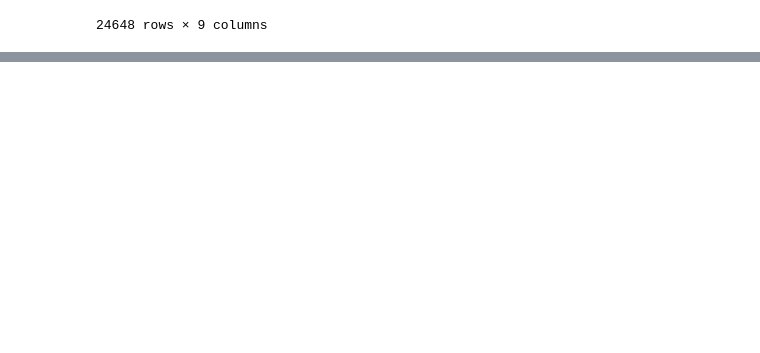
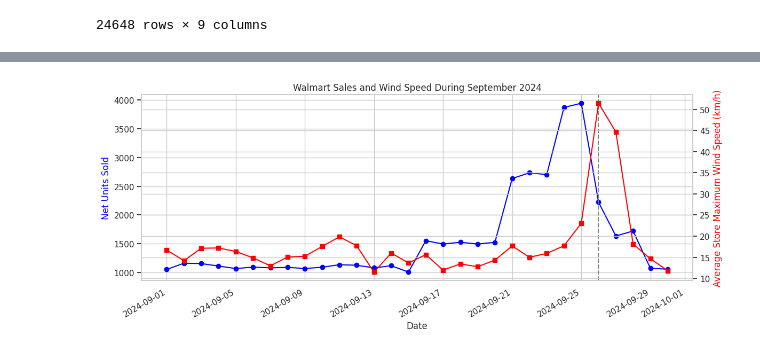
Before and after one commit to AdelineKwakye/walmart-huricane-project, a Jupyter notebook: notebooks/team_notebook.ipynb, the cells around one changed output, grey strips where cells are left out. Saved outputs shown, nothing was run; the diff lists cells and outputs as text; code cells hidden in the pictures; blank space fills up the shorter version.

```diff
--- a/notebooks/team_notebook.ipynb
+++ b/notebooks/team_notebook.ipynb
@@ -722,0 +689,11 @@ df_clean
+# %%
+import pandas as pd
+import numpy as np
+import matplotlib.pyplot as plt
+import seaborn as sns
+import requests
+
+sns.set_theme(style="whitegrid")
+
+print("Cleaned transactions:", df_clean.shape)
+print("Cleaned stores:", df_clean_store.shape)
@@ -722,0 +969,43 @@ df_clean
+# %%
+fig, ax1 = plt.subplots(figsize=(12, 5))
+
+# Plot sales volume
+ax1.plot(
+    florida_daily['date'],
+    florida_daily['units_sold'],
+    color='blue',
+    marker='o',
+    label='Sales Volume'
+)
+
+ax1.set_xlabel('Date')
+ax1.set_ylabel('Net Units Sold', color='blue')
+
+# Plot wind speed
+ax2 = ax1.twinx()
+
+ax2.plot(
+    florida_daily['date'],
+    florida_daily['wind_speed'],
+    color='red',
+    marker='s',
+    label='Wind Speed'
+)
+
+ax2.set_ylabel('Average Store Maximum Wind Speed (km/h)', color='red')
+
+# Hurricane Helene landfall
+ax1.axvline(
+    pd.Timestamp('2024-09-26'),
+    color='gray',
+    linestyle='--',
+    label='Hurricane Landfall'
+)
+
+plt.title('Walmart Sales and Wind Speed During September 2024')
+
+fig.autofmt_xdate()
+plt.tight_layout()
+plt.show()
+# %% [output]
+[figure, added]
```
Also changed, not shown: parts of 31 cells of this notebook.
